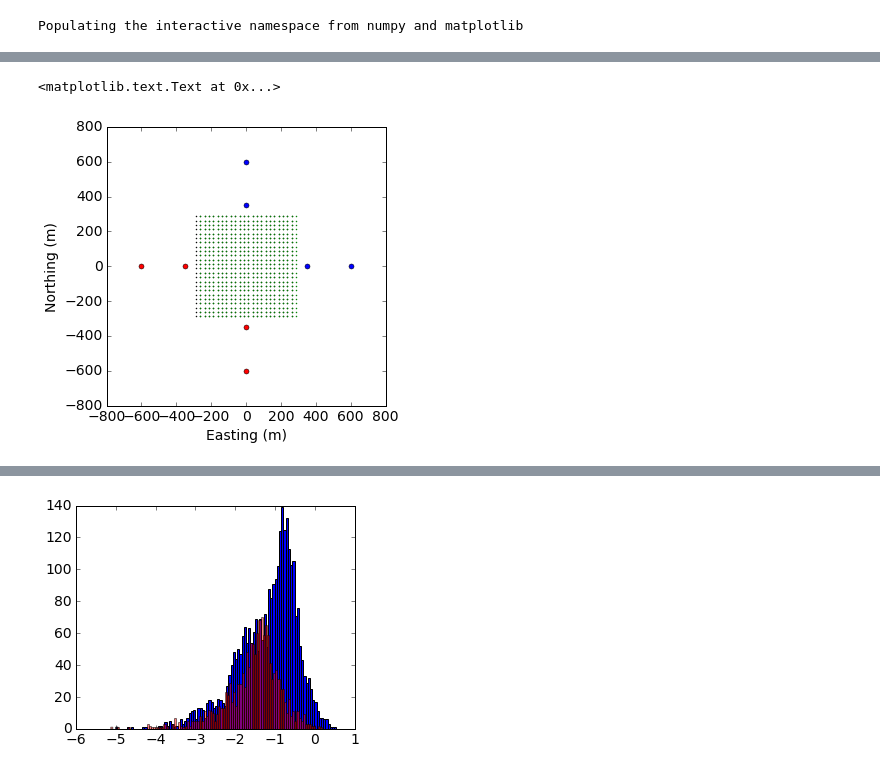
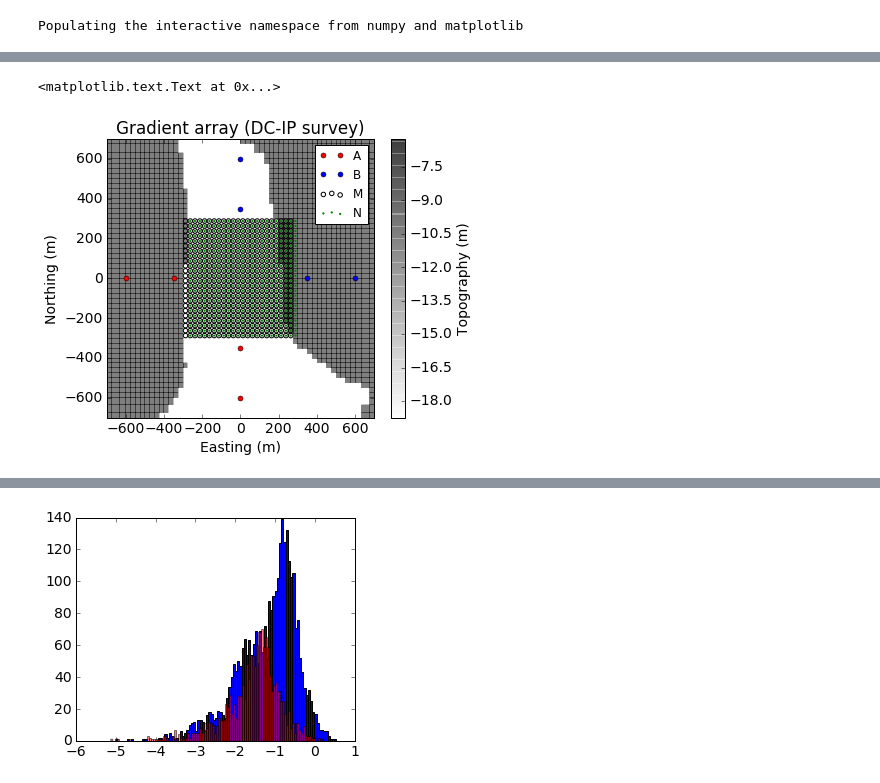
Before and after one commit to simpeg/presentations, a Jupyter notebook: SciPy2016/notebooks/DC/DCinv_Gradient.ipynb, the cells around one changed output, grey strips where cells are left out. Drawn from its saved outputs; the diff is of its cells as text; code cells hidden in the pictures.

```diff
--- a/SciPy2016/notebooks/DC/DCinv_Gradient.ipynb
+++ b/SciPy2016/notebooks/DC/DCinv_Gradient.ipynb
@@ -101,18 +27,0 @@ def vizdata(data, src, rx, rxcomponent="X", clim=None):
-# %%
-def gettopoCC(mesh, airind):
-# def gettopoCC(mesh, airind):
-    """
-        Get topography from active indices of mesh.
-    """
-    mesh2D = Mesh.TensorMesh([mesh.hx, mesh.hy], mesh.x0[:2])
-    zc = mesh.gridCC[:,2]
-    AIRIND = airind.reshape((mesh.vnC[0]*mesh.vnC[1],mesh.vnC[2]), order='F')
-    ZC = zc.reshape((mesh.vnC[0]*mesh.vnC[1], mesh.vnC[2]), order='F')
-    topo = np.zeros(ZC.shape[0])
-    topoCC = np.zeros(ZC.shape[0])
-    for i in range(ZC.shape[0]):
-        ind  = np.argmax(ZC[i,:][~AIRIND[i,:]])
-        topo[i] = ZC[i,:][~AIRIND[i,:]].max() + mesh.hz[~AIRIND[i,:]][ind]*0.5
-        topoCC[i] = ZC[i,:][~AIRIND[i,:]].max()
-    XY = Utils.ndgrid(mesh.vectorCCx, mesh.vectorCCy)
-    return mesh2D, topoCC
@@ -146,28 +75,32 @@ Nx_dr = np.c_[Nx[:,0], Nx[:,1], topoCC[inds_Nx]]
 My_dr = np.c_[My[:,0], My[:,1], topoCC[inds_My]]
 Ny_dr = np.c_[Ny[:,0], Ny[:,1], topoCC[inds_Ny]]
 # %%
-fig, ax = plt.subplots(1,1, figsize=(5,5))
+fig, ax = plt.subplots(1,1, figsize=(5*1.2,5))
+dat = mesh2D.plotImage(topoCC,pcolorOpts={"cmap":"binary",'alpha':0.5}, ax=ax)
+plt.xlabel("Easting (m)"); plt.ylabel("Northing (m)")
+cb = plt.colorbar(dat[0]); cb.set_label("Topography (m)")
+xlim(-500, 500)
+ylim(-500, 500)
+
 ax.plot(Aloc1_x[0], Aloc1_x[1], 'ro', ms=5)
 ax.plot(Bloc1_x[0], Bloc1_x[1], 'bo', ms=5)
+ax.scatter(Mx[:,0], Mx[:,1],s=20, edgecolors="k", facecolors="none")
+ax.scatter(Nx[:,0], Nx[:,1],s=5, edgecolors="none", facecolors="g")
+ax.legend(("A", "B", "M", "N"), fontsize=12)
+
 ax.plot(Aloc2_x[0], Aloc2_x[1], 'ro', ms=5)
 ax.plot(Bloc2_x[0], Bloc2_x[1], 'bo', ms=5)
 ax.plot(Aloc1_y[0], Aloc1_y[1], 'ro', ms=5)
 ax.plot(Bloc1_y[0], Bloc1_y[1], 'bo', ms=5)
 ax.plot(Aloc2_y[0], Aloc2_y[1], 'ro', ms=5)
 ax.plot(Bloc2_y[0], Bloc2_y[1], 'bo', ms=5)
 
-ax.plot(Mx[:,0], Mx[:,1], 'k.', ms=2)
-ax.plot(Nx[:,0], Nx[:,1], 'g.', ms=2)
-
-# ax.plot(My[:,0], My[:,1], 'k.', ms=2)
-# ax.plot(Ny[:,0], Ny[:,1], 'g.', ms=2)
-# dat = mesh2D.plotImage(topoCC, ax=ax, pcolorOpts={'alpha':0.2})
-# plt.colorbar(dat[0])
-ax.set_xlim(-800, 800)
-ax.set_ylim(-800, 800)
+ax.set_xlim(-700, 700)
+ax.set_ylim(-700, 700)
 ax.set_xlabel("Easting (m)")
 ax.set_ylabel("Northing (m)")
+ax.set_title("Gradient array (DC-IP survey)")
 # %% [output]
 <matplotlib.text.Text at 0x...>
-[figure, old version]
+[figure, new version]
 # %%
```
Also changed, not shown: parts of 43 cells of this notebook, 12 other files.
